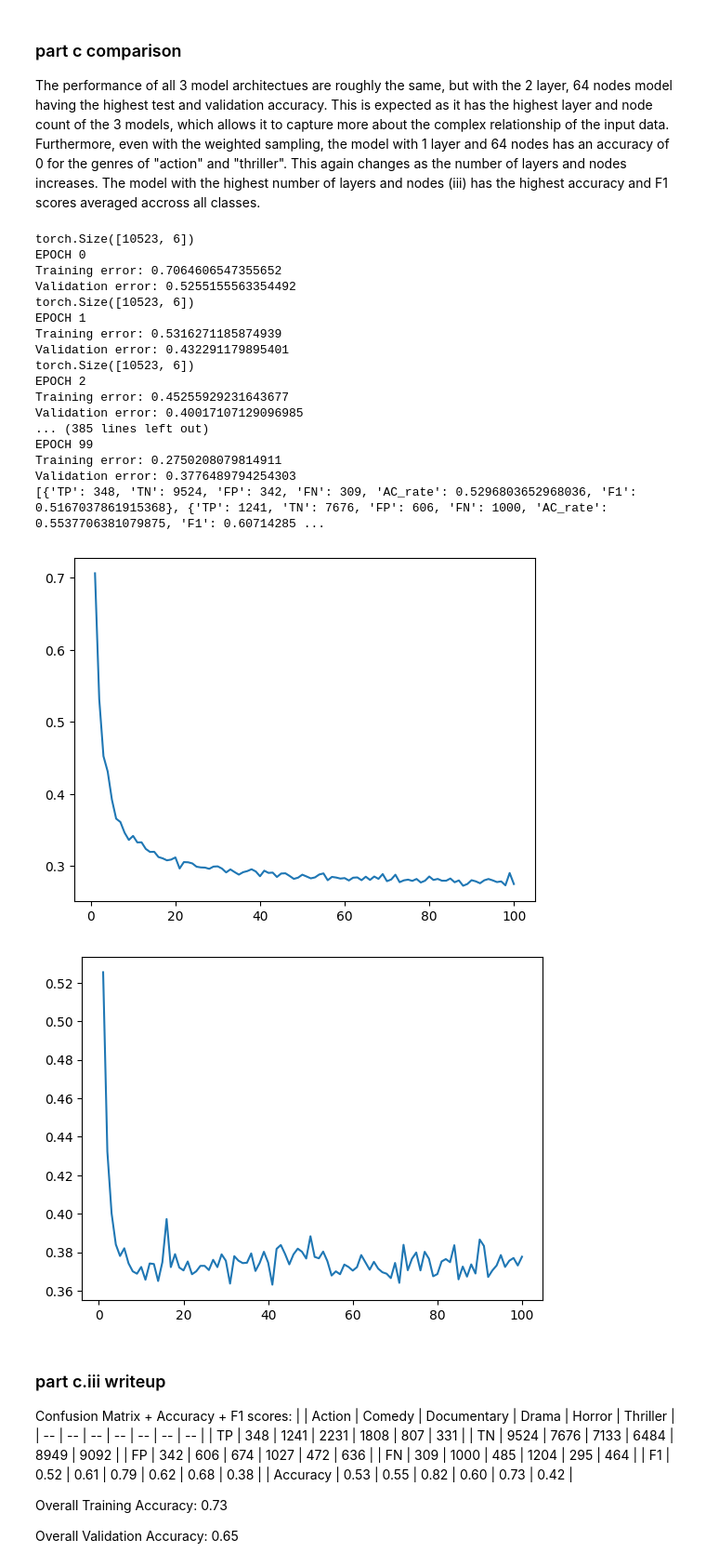
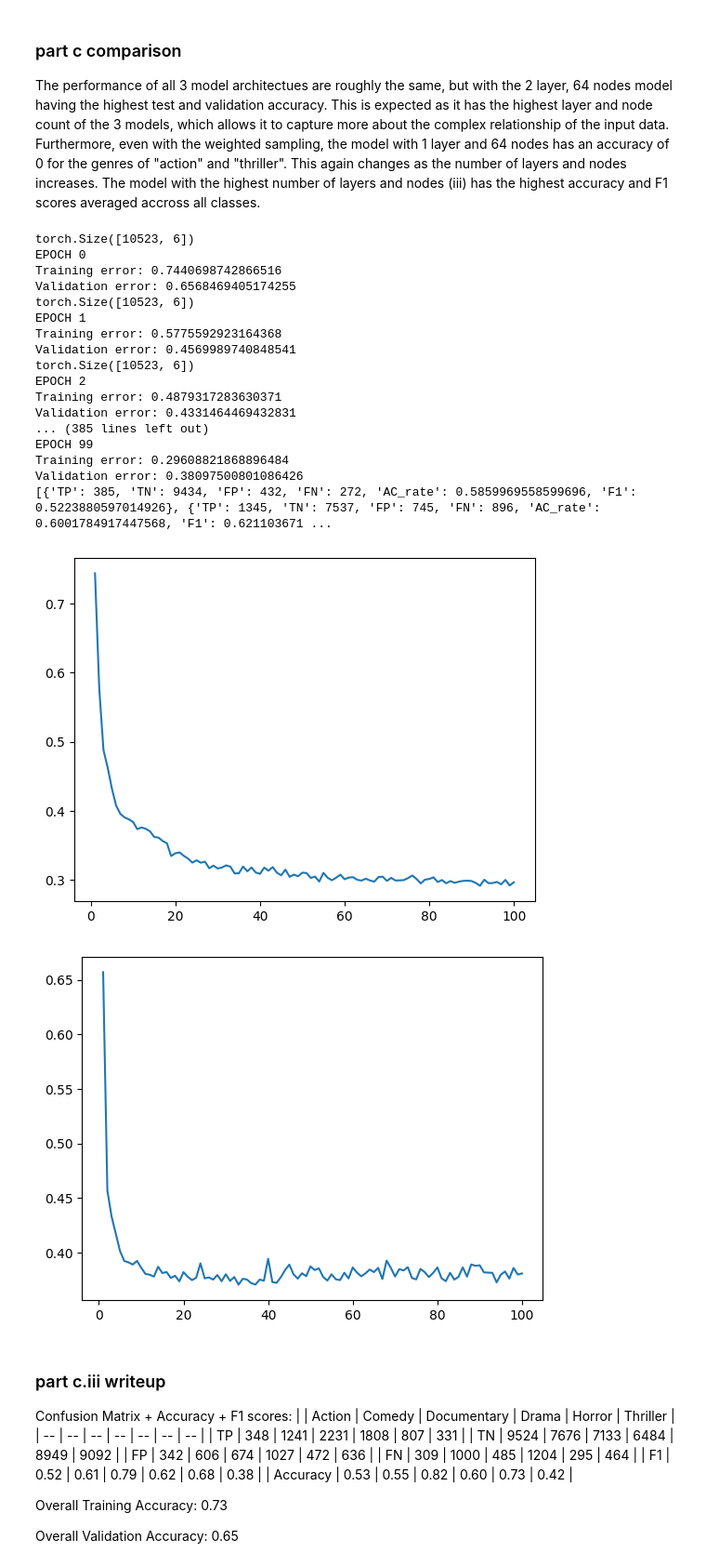
Before and after one commit to YiJie-Zhu/ECE-457B, a Jupyter notebook: assignment_3/question_4.ipynb, the cells around one changed output. Shown at 93% size. Cells and saved outputs as stored; diff of their text form; code cells hidden in the pictures.

```diff
--- a/assignment_3/question_4.ipynb
+++ b/assignment_3/question_4.ipynb
@@ -57,8 +57,9 @@ plt.bar(genres, genres_count.values())
 weights = []
 for count in genres_count.values():
     weights.append((1 - count/len(labels_df))**2.5)
-print(weights)
-weights[-1] += 0.05
+
+weights[5] += 0.005
+weights[0] += 0.005
 
 # validation labels
 validation_genres_count = {
@@ -374,12 +374,12 @@ class GoodNeuralNet(nn.Module):
 
         layers = []
 
-        layers.append(nn.Conv1d(in_channels=1, out_channels=128, kernel_size=6, dtype=torch.float64))
-        layers.append(nn.Conv1d(in_channels=128, out_channels=64, kernel_size=6, dtype=torch.float64))
-        layers.append(nn.MaxPool1d(kernel_size=3))
+        layers.append(nn.Conv1d(in_channels=1, out_channels=128, kernel_size=5, dtype=torch.float64))
+        layers.append(nn.Conv1d(in_channels=128, out_channels=64, kernel_size=5, dtype=torch.float64))
+        layers.append(nn.MaxPool1d(kernel_size=5))
         layers.append(nn.Dropout(p=0.5))
         layers.append(nn.Flatten())
-        layers.append(nn.Linear(6144, 6, dtype=torch.float64))
+        layers.append(nn.Linear(3712, 6, dtype=torch.float64))
         layers.append(nn.Softmax(-1))
 
         self.stack = nn.Sequential(*layers)
@@ -418,6 +418,8 @@ class GoodNeuralNet(nn.Module):
             print(f"EPOCH {i}")
             print(f"Training error: {train_error_list[-1]}")
             print(f"Validation error: {validation_error_list[-1]}")
+            if validation_error_list[-1] < 0.365:
+                break
 
 
         return train_error_list, validation_error_list
@@ -428,7 +430,7 @@ model = GoodNeuralNet()
 model = model.to(device)
 
 train_error_list, validation_error_list = model.custom_train(dataloader, 0.0002, num_epoch, v_feature_tensor, v_label_tensor)
-epoch_list = [i for i in range(1, num_epoch + 1)]
+epoch_list = [i for i in range(1, len(train_error_list) + 1)]
 plt.figure(1)
 plt.plot(epoch_list, train_error_list)
 plt.figure(2)
@@ -461,44 +463,44 @@ for class_i in range(6):
         "F1": 0
     })
 
     class_accuracy_score[class_i]["TP"] = confusion_matrix[class_i][class_i]
 
     for row in range(6):
         for col in range(6):
             if row == class_i and col != class_i:
                 class_accuracy_score[class_i]["FN"] += confusion_matrix[row][col]
             if col == class_i and row != class_i:
                 class_accuracy_score[class_i]["FP"] += confusion_matrix[row][col]
             if row != class_i and col != class_i:
                 class_accuracy_score[class_i]["TN"] += confusion_matrix[row][col]
 
     class_accuracy_score[class_i]["AC_rate"] = class_accuracy_count[class_i] / validation_genres_count[genre_map[class_i]]
 
     r = (class_accuracy_score[class_i]["TP"]) / (class_accuracy_score[class_i]["TP"] + class_accuracy_score[class_i]["FN"]) if (class_accuracy_score[class_i]["TP"] + class_accuracy_score[class_i]["FN"]) != 0 else 0
     p = (class_accuracy_score[class_i]["TP"]) / (class_accuracy_score[class_i]["TP"] + class_accuracy_score[class_i]["FP"]) if (class_accuracy_score[class_i]["TP"] + class_accuracy_score[class_i]["FP"]) != 0 else 0
     class_accuracy_score[class_i]["F1"] = 2*((p*r)/(p+r)) if (p+r) != 0 else 0
 
 print(class_accuracy_score)
 # %% [output]
 torch.Size([10523, 6])
 EPOCH 0
-Training error: 0.7064606547355652
-Validation error: 0.5255155563354492
+Training error: 0.7440698742866516
+Validation error: 0.6568469405174255
 torch.Size([10523, 6])
 EPOCH 1
-Training error: 0.5316271185874939
-Validation error: 0.432291179895401
+Training error: 0.5775592923164368
+Validation error: 0.4569989740848541
 torch.Size([10523, 6])
 EPOCH 2
-Training error: 0.45255929231643677
-Validation error: 0.40017107129096985
+Training error: 0.4879317283630371
+Validation error: 0.4331464469432831
 ... (385 lines left out)
 EPOCH 99
-Training error: 0.2750208079814911
-Validation error: 0.3776489794254303
-[{'TP': 348, 'TN': 9524, 'FP': 342, 'FN': 309, 'AC_rate': 0.5296803652968036, 'F1': 0.5167037861915368}, {'TP': 1241, 'TN': 7676, 'FP': 606, 'FN': 1000, 'AC_rate': 0.5537706381079875, 'F1': 0.60714285 ...
+Training error: 0.29608821868896484
+Validation error: 0.38097500801086426
+[{'TP': 385, 'TN': 9434, 'FP': 432, 'FN': 272, 'AC_rate': 0.5859969558599696, 'F1': 0.5223880597014926}, {'TP': 1345, 'TN': 7537, 'FP': 745, 'FN': 896, 'AC_rate': 0.6001784917447568, 'F1': 0.621103671 ...
-[figure, old version]
+[figure, new version]
-[figure, old version]
+[figure, new version]
 # %% [markdown]
 ### part c.iii writeup
 Confusion Matrix + Accuracy + F1 scores:
```
Also changed, not shown: parts of 4 cells of this notebook, 1 other file.
